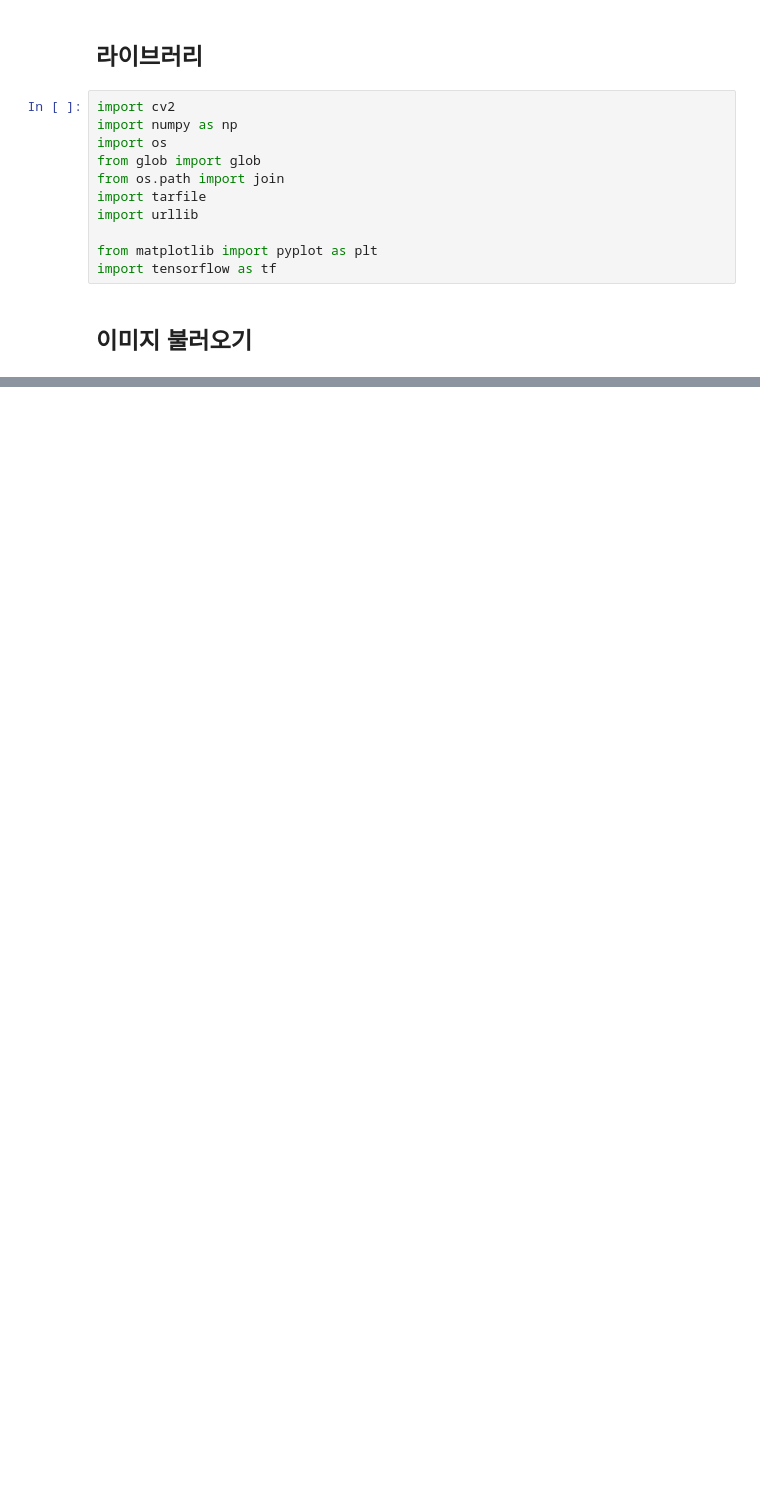
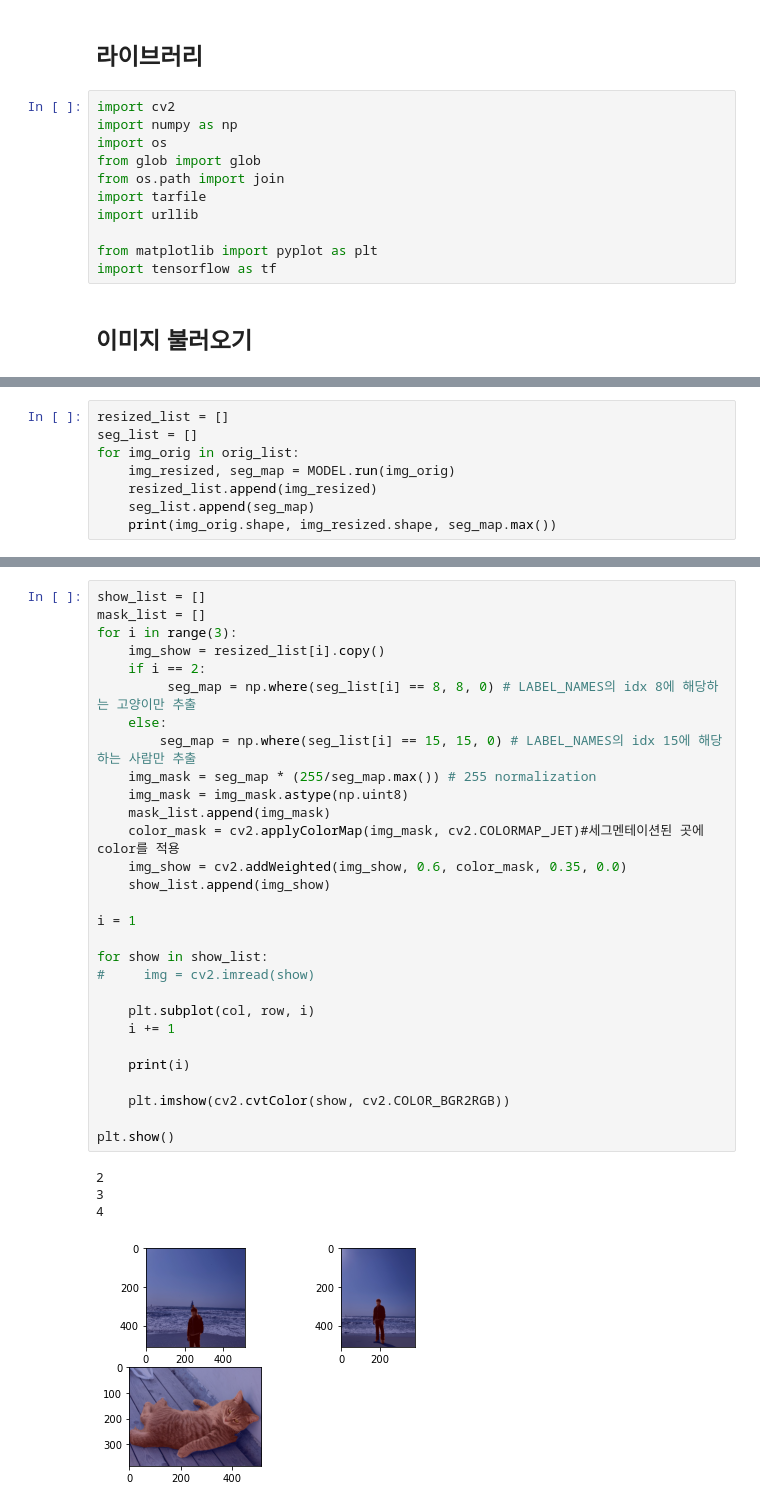
Before and after one commit to yeoooo/AI_Aiffel, a Jupyter notebook: (E10) Photo_Effect_Project_yeoooo_2021_02_16.ipynb, the cells around one changed output, grey strips where cells are left out. Saved outputs shown, nothing was run; the diff lists cells and outputs as text; blank space fills up the shorter version.

```diff
--- a/(E10) Photo_Effect_Project_yeoooo_2021_02_16.ipynb
+++ b/(E10) Photo_Effect_Project_yeoooo_2021_02_16.ipynb
@@ -24,0 +143,8 @@ TypeError: append() takes no keyword arguments
+# %%
+resized_list = []
+seg_list = []
+for img_orig in orig_list:
+    img_resized, seg_map = MODEL.run(img_orig)
+    resized_list.append(img_resized)
+    seg_list.append(seg_map)
+    print(img_orig.shape, img_resized.shape, seg_map.max())
@@ -24,0 +166,34 @@ TypeError: append() takes no keyword arguments
+# %%
+show_list = []
+mask_list = []
+for i in range(3):
+    img_show = resized_list[i].copy()
+    if i == 2:
+         seg_map = np.where(seg_list[i] == 8, 8, 0) # LABEL_NAMES의 idx 8에 해당하는 고양이만 추출
+    else:
+        seg_map = np.where(seg_list[i] == 15, 15, 0) # LABEL_NAMES의 idx 15에 해당하는 사람만 추출
+    img_mask = seg_map * (255/seg_map.max()) # 255 normalization
+    img_mask = img_mask.astype(np.uint8)
+    mask_list.append(img_mask)
+    color_mask = cv2.applyColorMap(img_mask, cv2.COLORMAP_JET)#세그멘테이션된 곳에 color를 적용
+    img_show = cv2.addWeighted(img_show, 0.6, color_mask, 0.35, 0.0)
+    show_list.append(img_show)
+
+i = 1
+
+for show in show_list:
+#     img = cv2.imread(show)
+
+    plt.subplot(col, row, i)
+    i += 1
+
+    print(i)
+
+    plt.imshow(cv2.cvtColor(show, cv2.COLOR_BGR2RGB))
+
+plt.show()
+# %% [output]
+2
+3
+4
+[figure, added]
```
Also changed, not shown: parts of 26 cells of this notebook.
